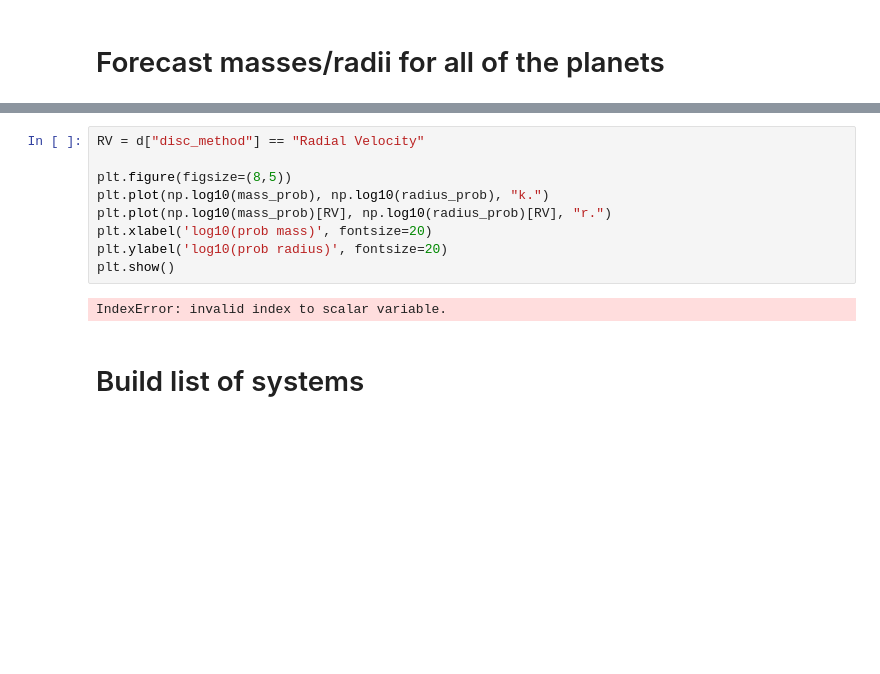
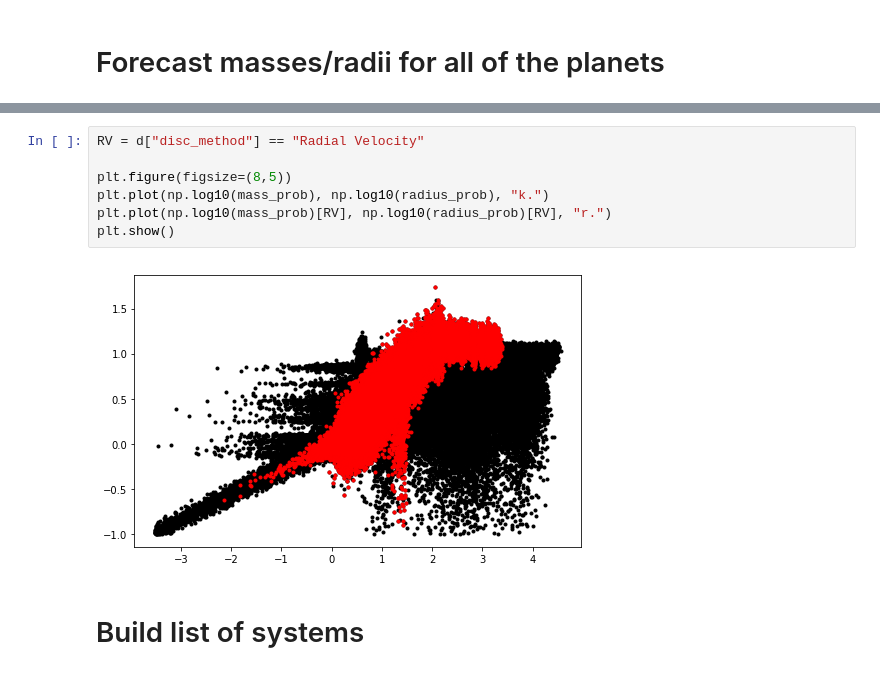
Before and after one commit to djhoover717/Oviraptor, a Jupyter notebook: oviraptor_v4.ipynb, the cells around one changed output, grey strips where cells are left out. Cells and saved outputs as stored; diff of their text form; blank space fills up the shorter version.

```diff
--- a/oviraptor_v4.ipynb
+++ b/oviraptor_v4.ipynb
@@ -337,14 +346,12 @@ for i in range(NPL):
 # %%
 RV = d["disc_method"] == "Radial Velocity"
 
 plt.figure(figsize=(8,5))
 plt.plot(np.log10(mass_prob), np.log10(radius_prob), "k.")
 plt.plot(np.log10(mass_prob)[RV], np.log10(radius_prob)[RV], "r.")
-plt.xlabel('log10(prob mass)', fontsize=20)
-plt.ylabel('log10(prob radius)', fontsize=20)
 plt.show()
 # %% [output]
-IndexError: invalid index to scalar variable.
+[figure, added]
 # %% [markdown]
 # Build list of systems
 # %%
```
Also changed, not shown: parts of 12 cells of this notebook, 11 other files.
